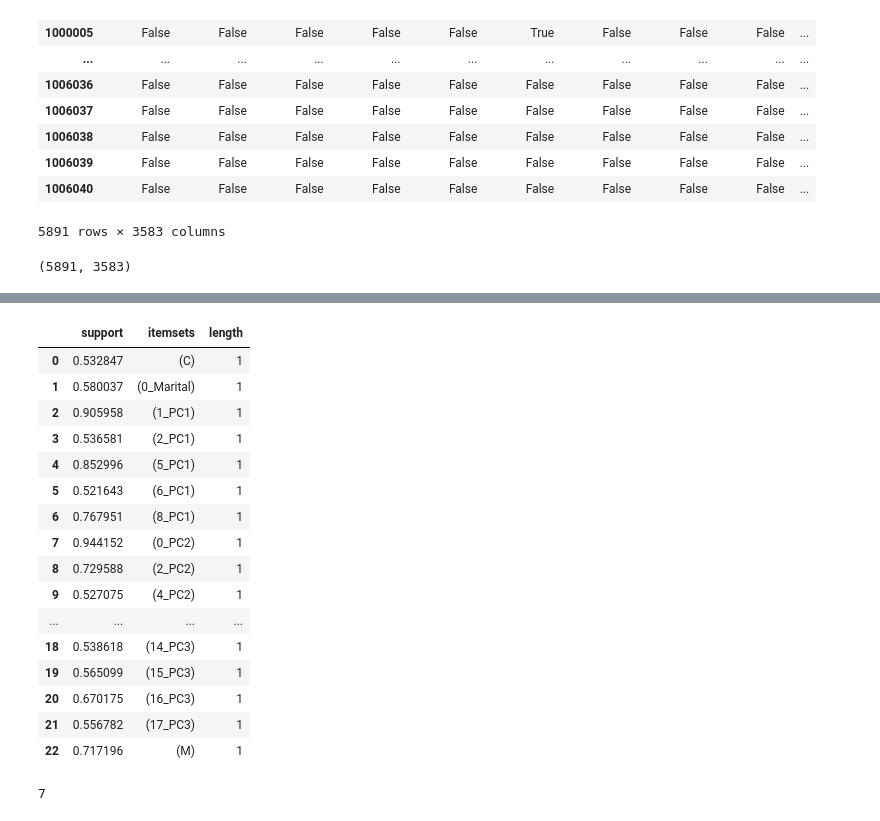
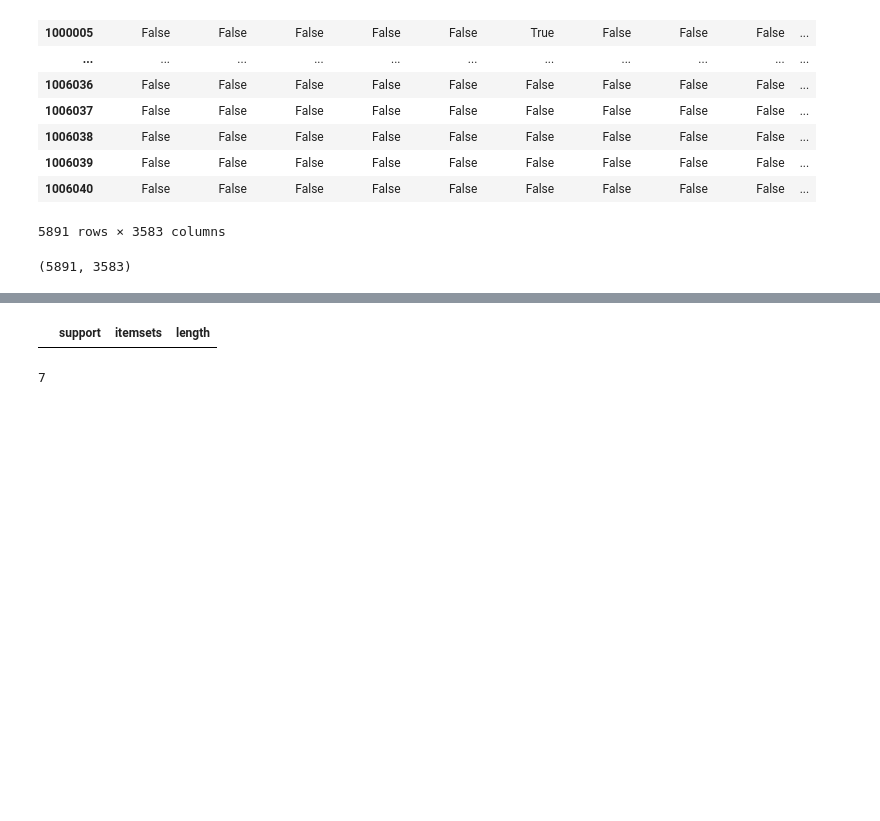
Before and after one commit to patriciamediavilla/L2, a Jupyter notebook: L2P1.ipynb, the cells around one changed output, grey strips where cells are left out. Saved outputs shown, nothing was run; the diff lists cells and outputs as text; code cells hidden in the pictures; blank space fills up the shorter version.

```diff
--- a/L2P1.ipynb
+++ b/L2P1.ipynb
@@ -363,27 +363,11 @@ print(frequent_itemsets)
 # %%
 #Para k=1
 
 frequent_itemsets['length'] = frequent_itemsets['itemsets'].apply(lambda x: len(x))
-frequent_itemsets1=frequent_itemsets[frequent_itemsets['length'] == 1]
+frequent_itemsets1=frequent_itemsets[frequent_itemsets['itemsets'] == '18-25']
 frequent_itemsets1
 # %% [output]
 |  | support | itemsets | length |
-| 0 | 0.532847 | (C) | 1 |
-| 1 | 0.580037 | (0_Marital) | 1 |
-| 2 | 0.905958 | (1_PC1) | 1 |
-| 3 | 0.536581 | (2_PC1) | 1 |
-| 4 | 0.852996 | (5_PC1) | 1 |
-| 5 | 0.521643 | (6_PC1) | 1 |
-| 6 | 0.767951 | (8_PC1) | 1 |
-| 7 | 0.944152 | (0_PC2) | 1 |
-| 8 | 0.729588 | (2_PC2) | 1 |
-| 9 | 0.527075 | (4_PC2) | 1 |
-| ... | ... | ... | ... |
-| 18 | 0.538618 | (14_PC3) | 1 |
-| 19 | 0.565099 | (15_PC3) | 1 |
-| 20 | 0.670175 | (16_PC3) | 1 |
-| 21 | 0.556782 | (17_PC3) | 1 |
-| 22 | 0.717196 | (M) | 1 |
 # %%
 frequent_itemsets['length'] = frequent_itemsets['itemsets'].apply(lambda x: len(x))
 max(frequent_itemsets['length'])
```
Also changed, not shown: parts of 17 cells of this notebook.
